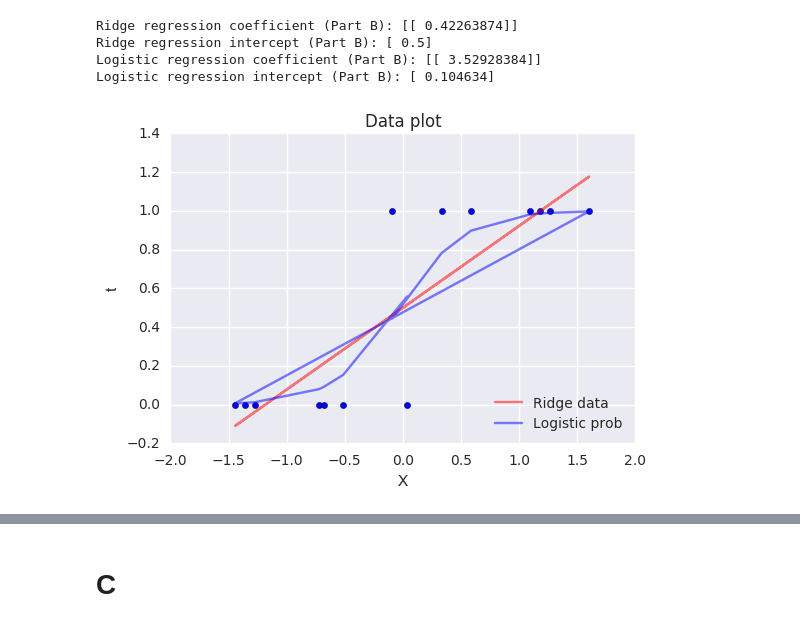
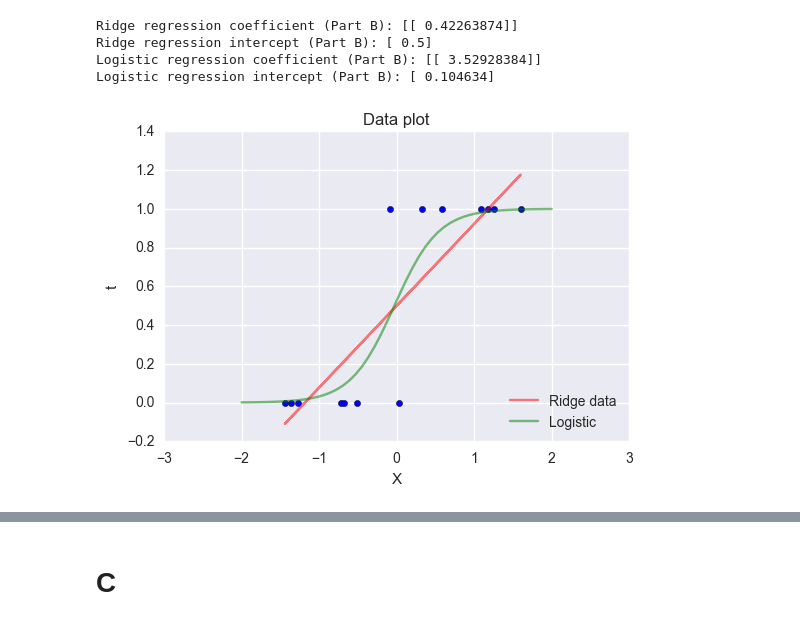
Before and after one commit to AnkitDutta7/Machine-Learning-IEOR290, a Jupyter notebook: HW5_Ankit_dutta.ipynb, the cells around one changed output, grey strips where cells are left out. Cells and saved outputs as stored; diff of their text form; code cells hidden in the pictures.

```diff
--- a/HW5_Ankit_dutta.ipynb
+++ b/HW5_Ankit_dutta.ipynb
@@ -64,18 +64,24 @@ yr=rw0*X+rw1
 yl=lw0*X+lw1
 # %%
 plt.scatter(X,t)
-plt.plot(X,yr,color="red",label='Ridge data',alpha=0.5)
 #def model(X):
 #    return 1 / (1 + np.exp(-X))
 #loss = model(X * logreg.coef_ + logreg.intercept_)
+xlist = np.linspace(-2.0, 2.0, 50).reshape(50,1)
 
-plt.plot(X,proba[:,1],color="blue",label='Logistic prob',alpha=0.5)
+plt.plot(X,yr,color="red",label='Ridge data',alpha=0.5)
+y_ridge = ridge.predict(xlist)
+
+y_logreg = logreg.predict_proba(xlist)
+plt.plot(xlist, y_logreg[:,1], color="Green", label='Logistic', alpha=0.5)
+
+#plt.plot(X,proba[:,1],color="blue",label='Logistic prob',alpha=0.5)
 plt.title('Logistic and Ridge Regression predictions')
 plt.xlabel('X')
 plt.ylabel('t')
 plt.legend(loc='lower right')
 plt.title("Data plot")
 
 plt.show()
 # %% [output]
-[figure, old version]
+[figure, new version]
```
Also changed, not shown: parts of 5 cells of this notebook.
